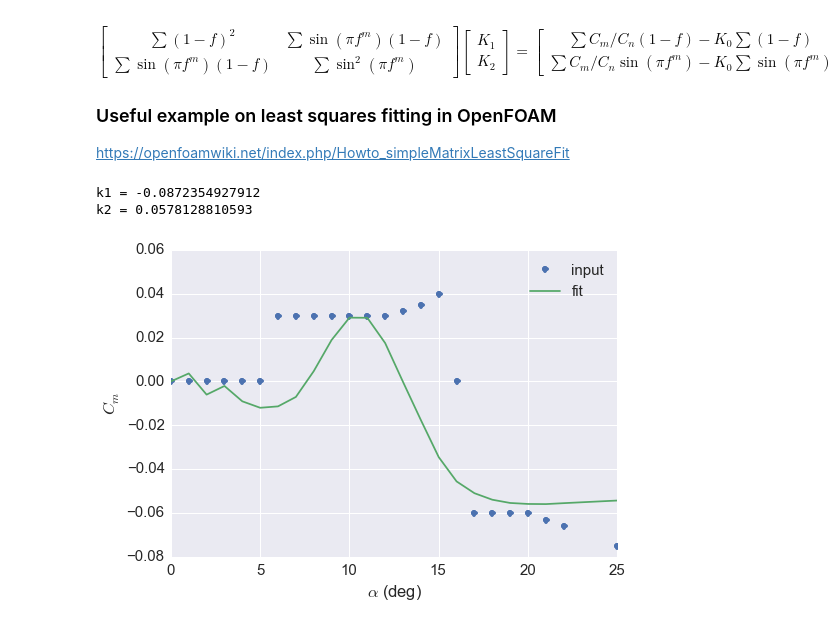
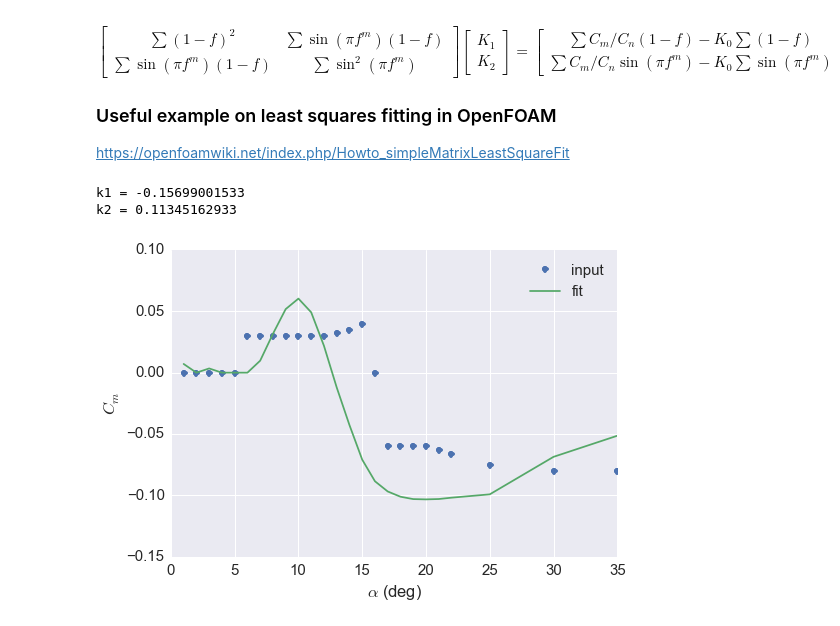
Before and after one commit to petebachant/Leishman-Beddoes-constants, a Jupyter notebook: notebook.ipynb, the cells around one changed output. Cells and saved outputs as stored; diff of their text form; code cells hidden in the pictures.

Commit message:
Use nonzero data for fits

```diff
--- a/notebook.ipynb
+++ b/notebook.ipynb
@@ -11,15 +11,12 @@ import seaborn as sns
 sns.set(font_scale=1.5)
 # %%
 # Function for loading data
-def load(foil="NACA0021", xfoil=False, csv=False):
-    if csv:
+def load(foil="NACA0021"):
+    if foil == "NACA0021":
         fpath = "data/{}_3.6e5_Sheldahl.csv".format(foil)
         df = pd.read_csv(fpath)
     else:
-        if xfoil:
-            fpath = "data/{}_XFOIL.txt".format(foil)
-        else:
-            fpath = "data/{}.dat".format(foil)
+        fpath = "data/{}.dat".format(foil)
         alpha = []
         cl = []
         cd = []
@@ -103,15 +100,15 @@ def calc_alpha1(df, frac_alpha1=0.95):
 
 def calc_s1_s2(df, A=1.0, B=0.4, C=0.02, D=0.58, frac_cn_alpha=0.75, frac_alpha1=0.95):
     """Calculate S_1 and S_2 coefficients using a least squares regression."""
-    df_all = df[df.alpha_deg >= 0]
-    df_all = df_all[df_all.alpha_deg <= 20]
+    df_all = df[df.alpha_deg >= 0.5]
+    df_all = df_all[df_all.alpha_deg <= 25]
     cn_alpha, alpha0 = calc_cn_alpha(df, frac_cn_alpha)
     alpha1 = calc_alpha1(df, frac_alpha1)
     df = df_all[df_all.alpha_rad <= alpha1]
     alpha = df.alpha_rad
     f = cn2f(df.cn, alpha, cn_alpha, alpha0=alpha0, limit=True)
     x = alpha - alpha1
-    y = (f - A)/(-B)
+    y = abs((f - A)/(-B))
     try:
         b = np.sum(x*y*log(y))/sum(x*x*y)
     except ZeroDivisionError:
@@ -123,7 +120,7 @@ def calc_s1_s2(df, A=1.0, B=0.4, C=0.02, D=0.58, frac_cn_alpha=0.75, frac_alpha1
     alpha = df.alpha_rad
     f = cn2f(df.cn, alpha, cn_alpha, alpha0=alpha0)
     x = alpha1 - alpha
-    y = (f - C)/(D)
+    y = abs((f - C)/(D))
     try:
         b = np.sum(x*y*log(y))/sum(x*x*y)
     except ZeroDivisionError:
@@ -136,8 +133,8 @@ def cn2f(cn, alpha_rad, cn_alpha, alpha0=0.0, limit=False):
     """Convert normal force coefficient to trailing edge separation point."""
     f = pow((sqrt(abs(cn)/cn_alpha/abs((alpha_rad - alpha0)))*2.0 - 1.0), 2)
     if limit:
-        f[f > 1] = 1.0
-        f[f < 0] = 0.0
+        f[f > 1] = 1.0 - 1e-12
+        f[f < 0] = 1e-12
     return f
 
 
@@ -153,10 +150,7 @@ def calc_reconst(foil="NACA0021", A=1.0, B=0.4, C=0.02, D=0.58, frac_cn_alpha=0.
 
     A, B, C, D = 1.0, 0.3, 0.04, 0.66 for the original model
     """
-    if foil == "0021":
-        df = load(foil=foil, csv=True)
-    else:
-        df = load(foil=foil)
+    df = load(foil=foil)
     df = df[df.alpha_deg >= 0]
     df = df[df.alpha_deg <= 25]
     cn_alpha, alpha0 = calc_cn_alpha(df, frac_cn_alpha=frac_cn_alpha)
@@ -181,10 +175,11 @@ def calc_reconst(foil="NACA0021", A=1.0, B=0.4, C=0.02, D=0.58, frac_cn_alpha=0.
     return df
 
 
-# foil = "S826_Ostavan"
+foil = "S826_Ostavan"
 foil = "NACA0021"
 # foil = "NACA0012"
-df = calc_reconst(foil=foil, frac_cn_alpha=0.6, frac_alpha1=0.9)
+# foil = "NACA0012_Sheng"
+df = calc_reconst(foil=foil, frac_cn_alpha=0.5, frac_alpha1=0.87)
 
 plt.plot(df.alpha_deg, df.f)
 plt.plot(df.alpha_deg, df.f_in, "^", label="$f_\mathrm{input}$")
@@ -276,32 +271,35 @@ $$
 
 https://openfoamwiki.net/index.php/Howto_simpleMatrixLeastSquareFit
 # %%
-def fit_cm(df, k0=0.001, m=1, frac_cn_alpha=0.6):
+def fit_cm(df, k0=1e-6, m=1, frac_cn_alpha=0.6):
     """Fit moment coefficient."""
     cn_alpha, alpha0 = calc_cn_alpha(df, frac_cn_alpha=frac_cn_alpha)
-    f = cn2f(df.cn, df.alpha_rad, cn_alpha, alpha0=alpha0, limit=False)
+    f = cn2f(df.cn, df.alpha_rad, cn_alpha, alpha0=alpha0, limit=True)
     cm, cn = df.cm, df.cn
     A = np.array([[sum((1 - f)**2), sum(sin(pi*f**m))],
                   [sum(sin(pi*f**m)*(1 - f)), sum((sin(pi*f**m))**2)]])
     b = np.array([sum(cm/cn*(1 - f)) - k0*sum(1 - f),
                   sum(cm/cn*sin(pi*f**m)) - k0*sum(sin(pi*f**m))])
     k1, k2 = np.linalg.solve(A, b)
     cm_fit = (k0 + k1*(1 - f) + k2*sin(pi*f**m))*cn
     return k1, k2, cm_fit
 
 
-df = load(foil="NACA0021", csv=True)
-df = df[df.alpha_deg <= 25]
-k1, k2, cm_fit = fit_cm(df, m=2, frac_cn_alpha=0.7)
+foil = "S826_Ostavan"
+foil = "NACA0021"
+df = load(foil=foil)
+df = df[df.alpha_deg > 0]
+df = df[df.alpha_deg <= 35]
+k1, k2, cm_fit = fit_cm(df, m=2, frac_cn_alpha=0.5)
 print("k1 =", k1)
 print("k2 =", k2)
 plt.plot(df.alpha_deg, df.cm, "o", label="input")
 plt.plot(df.alpha_deg, cm_fit, label="fit")
 plt.xlabel(r"$\alpha$ (deg)")
 plt.ylabel("$C_m$")
 plt.legend(loc="best")
 plt.show()
 # %% [output]
-k1 = -0.0872354927912
-k2 = 0.0578128810593
+k1 = -0.15699001533
+k2 = 0.11345162933
-[figure, old version]
+[figure, new version]
```
Also changed, not shown: parts of 1 cell of this notebook.
